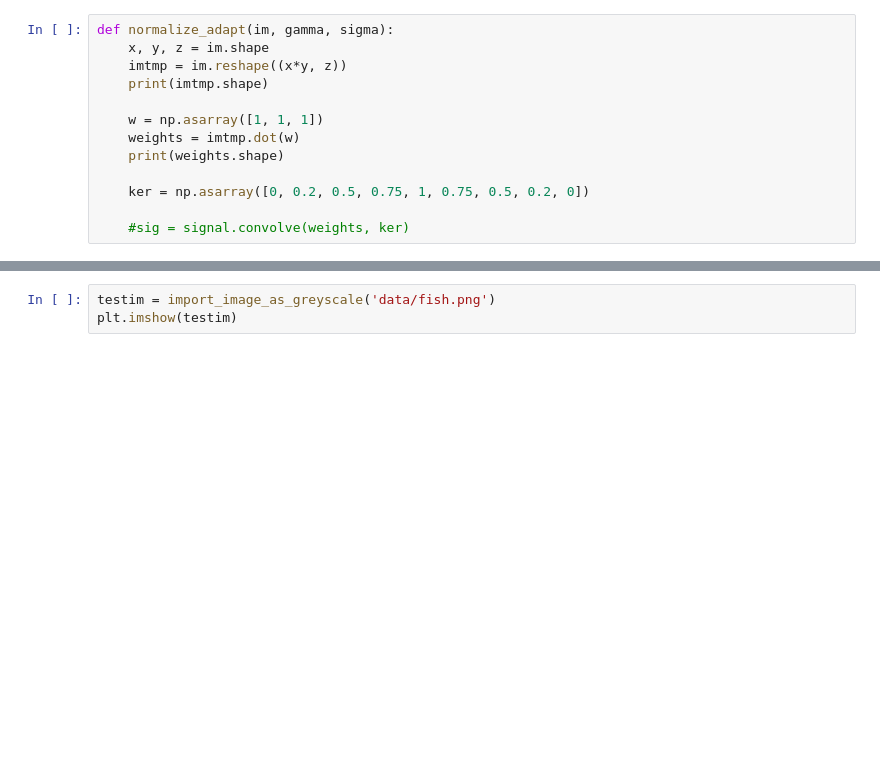
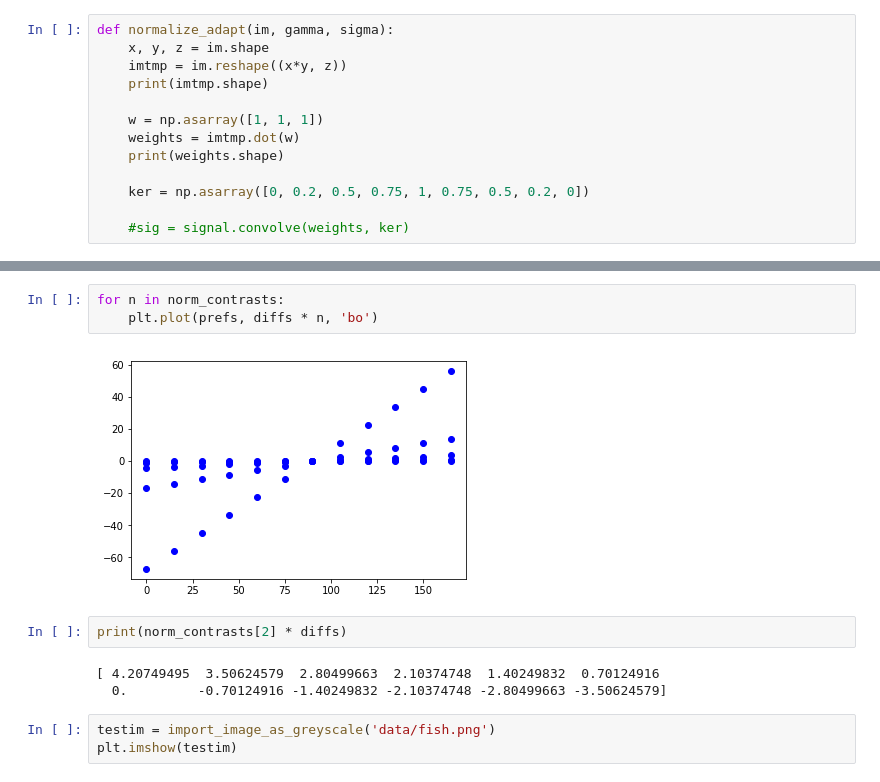
Before and after one commit to Akieras16/neuro1401, a Jupyter notebook: project_one/project_one.ipynb, the cells around one changed output, grey strips where cells are left out. Drawn from its saved outputs; the diff is of its cells as text; blank space fills up the shorter version.

```diff
--- a/project_one/project_one.ipynb
+++ b/project_one/project_one.ipynb
@@ -40,3 +72,13 @@ NameError: name 'plt' is not defined
+# %%
+for n in norm_contrasts:
+    plt.plot(prefs, diffs * n, 'bo')
+# %% [output]
+[figure, added]
+# %%
+print(norm_contrasts[2] * diffs)
+# %% [output]
+[ 4.20749495  3.50624579  2.80499663  2.10374748  1.40249832  0.70124916
+  0.         -0.70124916 -1.40249832 -2.10374748 -2.80499663 -3.50624579]
 # %%
 testim = import_image_as_greyscale('data/fish.png')
 plt.imshow(testim)
```
Also changed, not shown: parts of 6 cells of this notebook, 1 other file.
